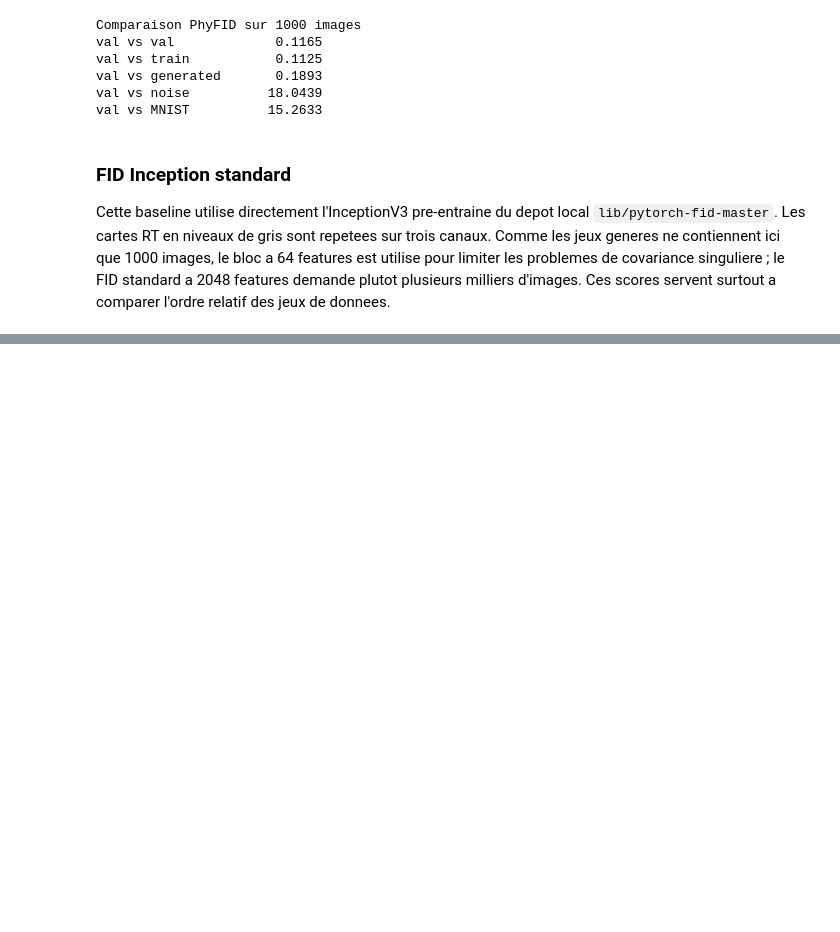
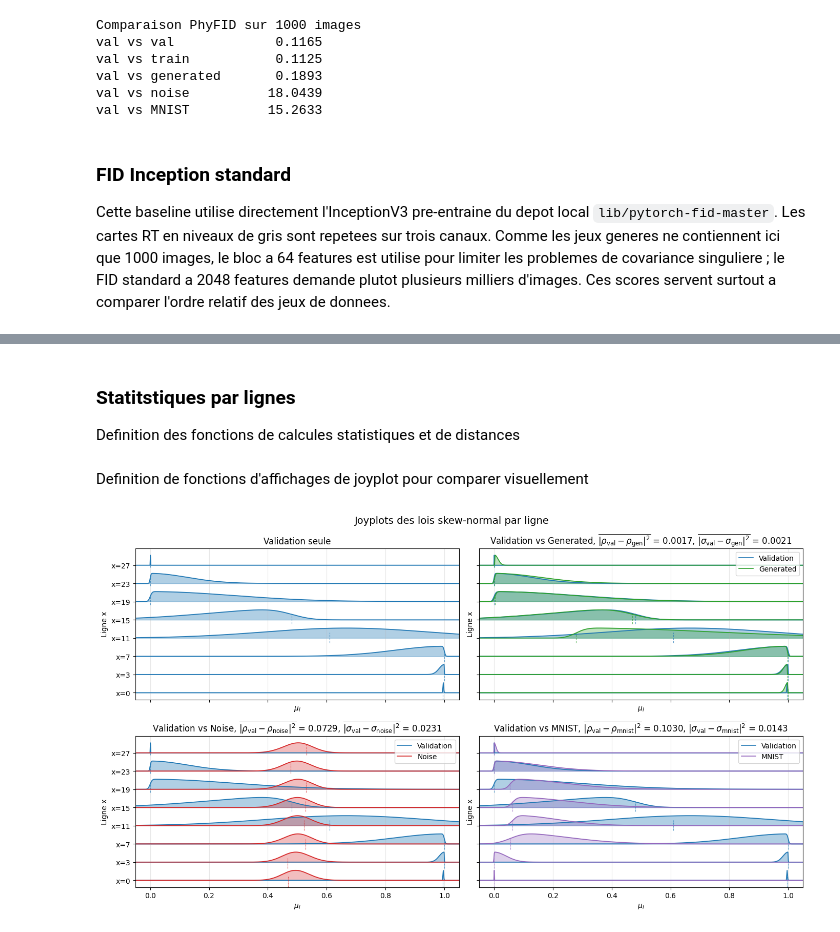
Before and after one commit to Samuel-Chapuis/Rayleigh-Taylor-Generative-Surrogate, a Jupyter notebook: analyse_reslutat/VisualisationPT.ipynb, the cells around one changed output, grey strips where cells are left out. Saved outputs shown, nothing was run; the diff lists cells and outputs as text; code cells hidden in the pictures; blank space fills up the shorter version.

Commit message:
feat(Metriques): Distance moyenne/std par lignes

```diff
--- a/analyse_reslutat/VisualisationPT.ipynb
+++ b/analyse_reslutat/VisualisationPT.ipynb
@@ -564,0 +410,8 @@ plt.show()
+# %%
+val_stats = normalize_01(val_images)
+generated_stats = normalize_01(generated_dataset)
+mnist_stats = normalize_01(mnist_dataset)
+noise_stats = normalize_01(noise_dataset)
+# %% [markdown]
+### Statitstiques par lignes
+Definition des fonctions de calcules statistiques et de distances
@@ -564,0 +444,2 @@ plt.show()
+# %% [markdown]
+Definition de fonctions d'affichages de joyplot pour comparer visuellement
@@ -564,0 +504,49 @@ plt.show()
+# %%
+mu_l_dist_gen, mu_l_gen, mu_l_val = line_metric(val_stats, generated_stats, metric_name="mu")
+mu_l_dist_noise, mu_l_noise, _ = line_metric(val_stats, noise_stats, metric_name="mu")
+mu_l_dist_mnist, mu_l_mnist, _ = line_metric(val_stats, mnist_stats, metric_name="mu")
+
+sigma_l_dist_gen, sigma_l_gen, sigma_l_val = line_metric(val_stats, generated_stats, metric_name="sigma")
+sigma_l_dist_noise, sigma_l_noise, _ = line_metric(val_stats, noise_stats, metric_name="sigma")
+sigma_l_dist_mnist, sigma_l_mnist, _ = line_metric(val_stats, mnist_stats, metric_name="sigma")
+
+alpha_l_val, loc_l_val, scale_l_val = get_alpha(val_stats)
+alpha_l_generated, loc_l_generated, scale_l_generated = get_alpha(generated_stats)
+alpha_l_mnist, loc_l_mnist, scale_l_mnist = get_alpha(mnist_stats)
+alpha_l_noise, loc_l_noise, scale_l_noise = get_alpha(noise_stats)
+# %%
+title_2 = (
+    "Validation vs Generated, "
+    r"$\overline{|\rho_{\mathrm{val}} - \rho_{\mathrm{gen}}|^2}$"
+    f" = {mu_l_dist_gen:.4f}, "
+    r"$\overline{|\sigma_{\mathrm{val}} - \sigma_{\mathrm{gen}}|^2}$"
+    f" = {sigma_l_dist_gen:.4f}"
+)
+title_3 = (
+    "Validation vs Noise, "
+    r"$\overline{|\rho_{\mathrm{val}} - \rho_{\mathrm{noise}}|^2}$"
+    f" = {mu_l_dist_noise:.4f}, "
+    r"$\overline{|\sigma_{\mathrm{val}} - \sigma_{\mathrm{noise}}|^2}$"
+    f" = {sigma_l_dist_noise:.4f}"
+)
+title_4 = (
+    "Validation vs MNIST, "
+    r"$\overline{|\rho_{\mathrm{val}} - \rho_{\mathrm{mnist}}|^2}$"
+    f" = {mu_l_dist_mnist:.4f}, "
+    r"$\overline{|\sigma_{\mathrm{val}} - \sigma_{\mathrm{mnist}}|^2}$"
+    f" = {sigma_l_dist_mnist:.4f}"
+)
+
+n_curves = 8
+fig, axes = plt.subplots(2, 2, figsize=(14, 8), sharex=True, sharey=True)
+
+plot_skewnorm_joyplot(n_curves, alpha_l_val, loc_l_val, scale_l_val, ax=axes[0, 0], title="Validation seule")
+plot_skewnorm_joyplot(n_curves, alpha_l_val, loc_l_val, scale_l_val, alpha_l_generated, loc_l_generated, scale_l_generated, ax=axes[0, 1], title=title_2, label2="Generated", color2="tab:green")
+plot_skewnorm_joyplot(n_curves, alpha_l_val, loc_l_val, scale_l_val, alpha_l_noise, loc_l_noise, scale_l_noise, ax=axes[1, 0], title=title_3, label2="Noise", color2="tab:red")
+plot_skewnorm_joyplot(n_curves, alpha_l_val, loc_l_val, scale_l_val, alpha_l_mnist, loc_l_mnist, scale_l_mnist, ax=axes[1, 1], title=title_4, label2="MNIST", color2="tab:purple")
+
+fig.suptitle("Joyplots des lois skew-normal par ligne", fontsize=14)
+fig.tight_layout()
+plt.show()
+# %% [output]
+[figure, added]
```
Also changed, not shown: parts of 9 cells of this notebook.
